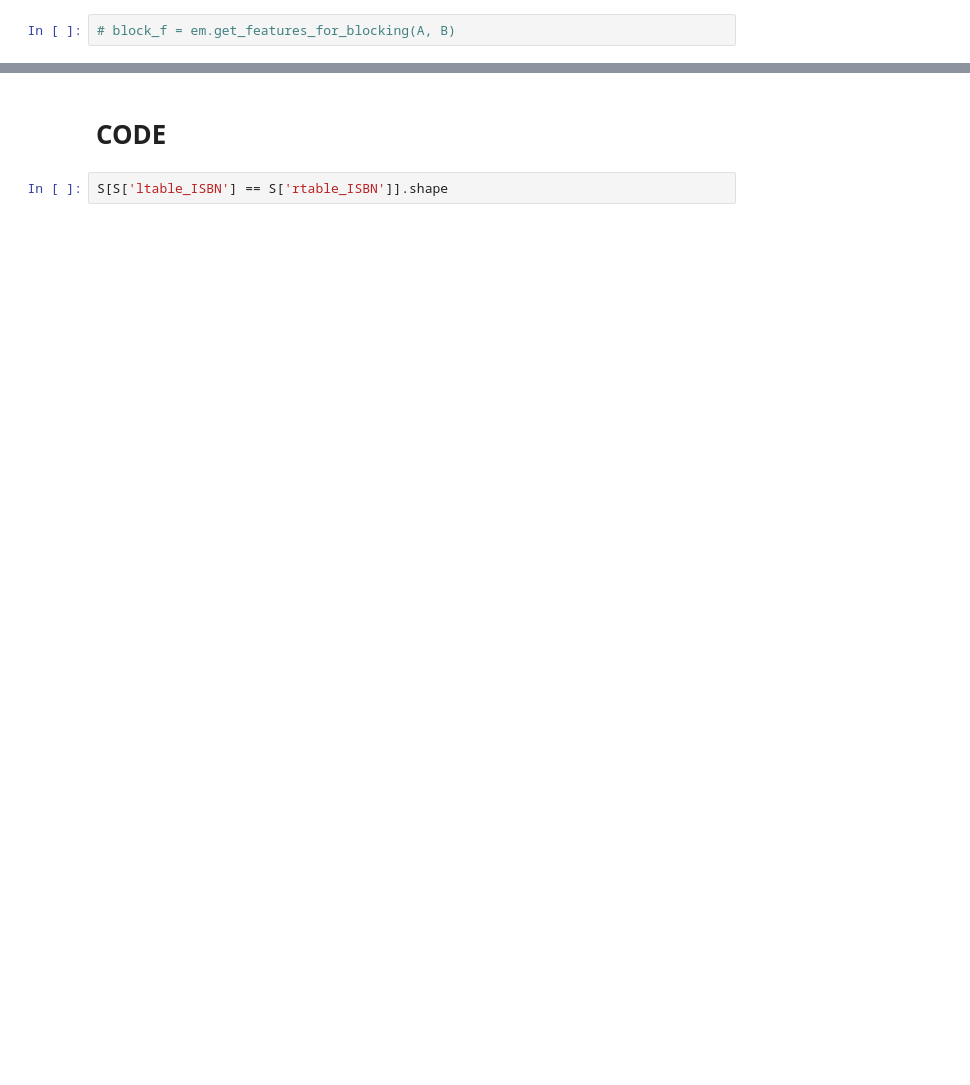
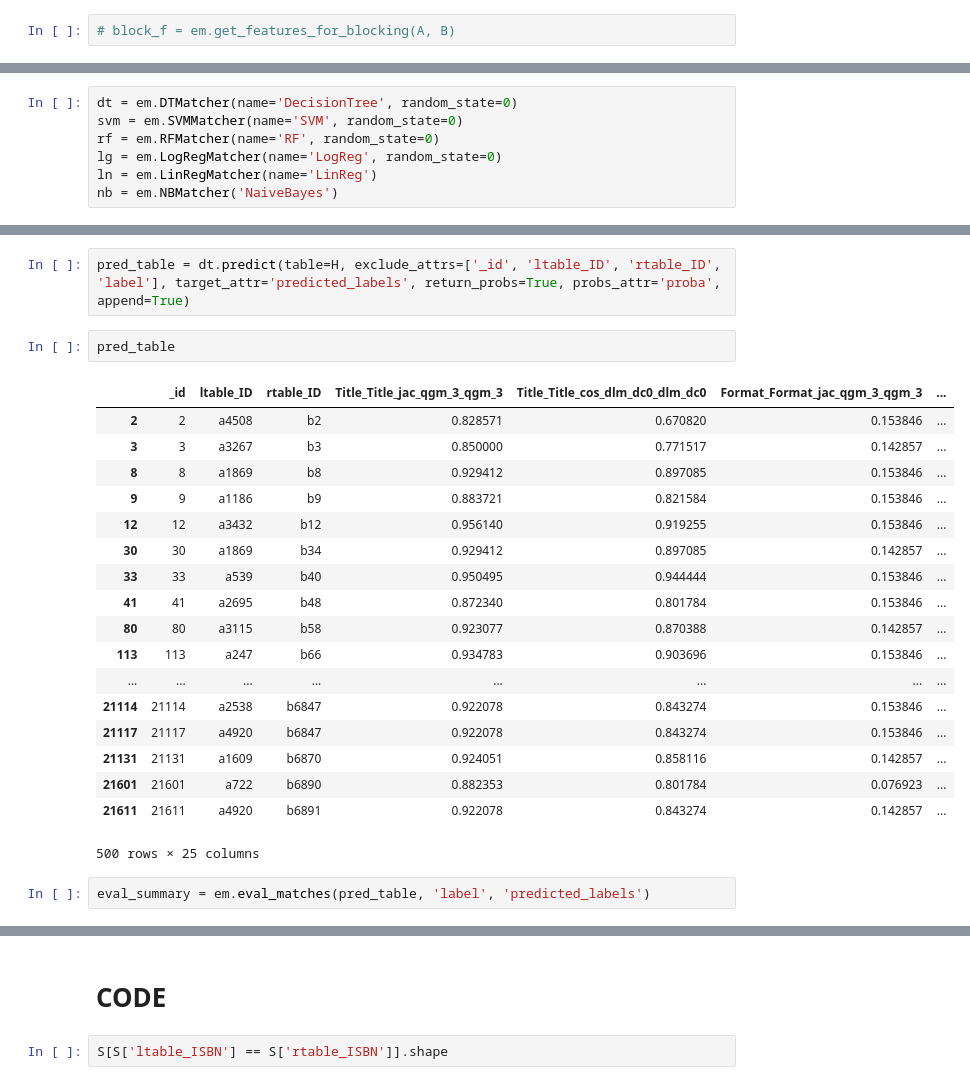
Before and after one commit to iphyer/CS839_DataScience_ClassProject, a Jupyter notebook: stage3/code/blocker.ipynb, the cells around one changed output, grey strips where cells are left out. Saved outputs shown, nothing was run; the diff lists cells and outputs as text; blank space fills up the shorter version.

```diff
--- a/stage3/code/blocker.ipynb
+++ b/stage3/code/blocker.ipynb
@@ -66,0 +198,7 @@ S
+# %%
+dt = em.DTMatcher(name='DecisionTree', random_state=0)
+svm = em.SVMMatcher(name='SVM', random_state=0)
+rf = em.RFMatcher(name='RF', random_state=0)
+lg = em.LogRegMatcher(name='LogReg', random_state=0)
+ln = em.LinRegMatcher(name='LinReg')
+nb = em.NBMatcher('NaiveBayes')
@@ -66,0 +222,25 @@ S
+# %%
+pred_table = dt.predict(table=H, exclude_attrs=['_id', 'ltable_ID', 'rtable_ID', 'label'], target_attr='predicted_labels', return_probs=True, probs_attr='proba', append=True)
+# %%
+pred_table
+# %% [output]
+|  | _id | ltable_ID | rtable_ID | Title_Title_jac_qgm_3_qgm_3 | Title_Title_cos_dlm_dc0_dlm_dc0 | Format_Format_jac_qgm_3_qgm_3 | ... |
+| 2 | 2 | a4508 | b2 | 0.828571 | 0.670820 | 0.153846 | ... |
+| 3 | 3 | a3267 | b3 | 0.850000 | 0.771517 | 0.142857 | ... |
+| 8 | 8 | a1869 | b8 | 0.929412 | 0.897085 | 0.153846 | ... |
+| 9 | 9 | a1186 | b9 | 0.883721 | 0.821584 | 0.153846 | ... |
+| 12 | 12 | a3432 | b12 | 0.956140 | 0.919255 | 0.153846 | ... |
+| 30 | 30 | a1869 | b34 | 0.929412 | 0.897085 | 0.142857 | ... |
+| 33 | 33 | a539 | b40 | 0.950495 | 0.944444 | 0.153846 | ... |
+| 41 | 41 | a2695 | b48 | 0.872340 | 0.801784 | 0.153846 | ... |
+| 80 | 80 | a3115 | b58 | 0.923077 | 0.870388 | 0.142857 | ... |
+| 113 | 113 | a247 | b66 | 0.934783 | 0.903696 | 0.153846 | ... |
+| ... | ... | ... | ... | ... | ... | ... | ... |
+| 21114 | 21114 | a2538 | b6847 | 0.922078 | 0.843274 | 0.153846 | ... |
+| 21117 | 21117 | a4920 | b6847 | 0.922078 | 0.843274 | 0.153846 | ... |
+| 21131 | 21131 | a1609 | b6870 | 0.924051 | 0.858116 | 0.142857 | ... |
+| 21601 | 21601 | a722 | b6890 | 0.882353 | 0.801784 | 0.076923 | ... |
+| 21611 | 21611 | a4920 | b6891 | 0.922078 | 0.843274 | 0.142857 | ... |
+500 rows × 25 columns
+# %%
+eval_summary = em.eval_matches(pred_table, 'label', 'predicted_labels')
```
Also changed, not shown: parts of 34 cells of this notebook.
